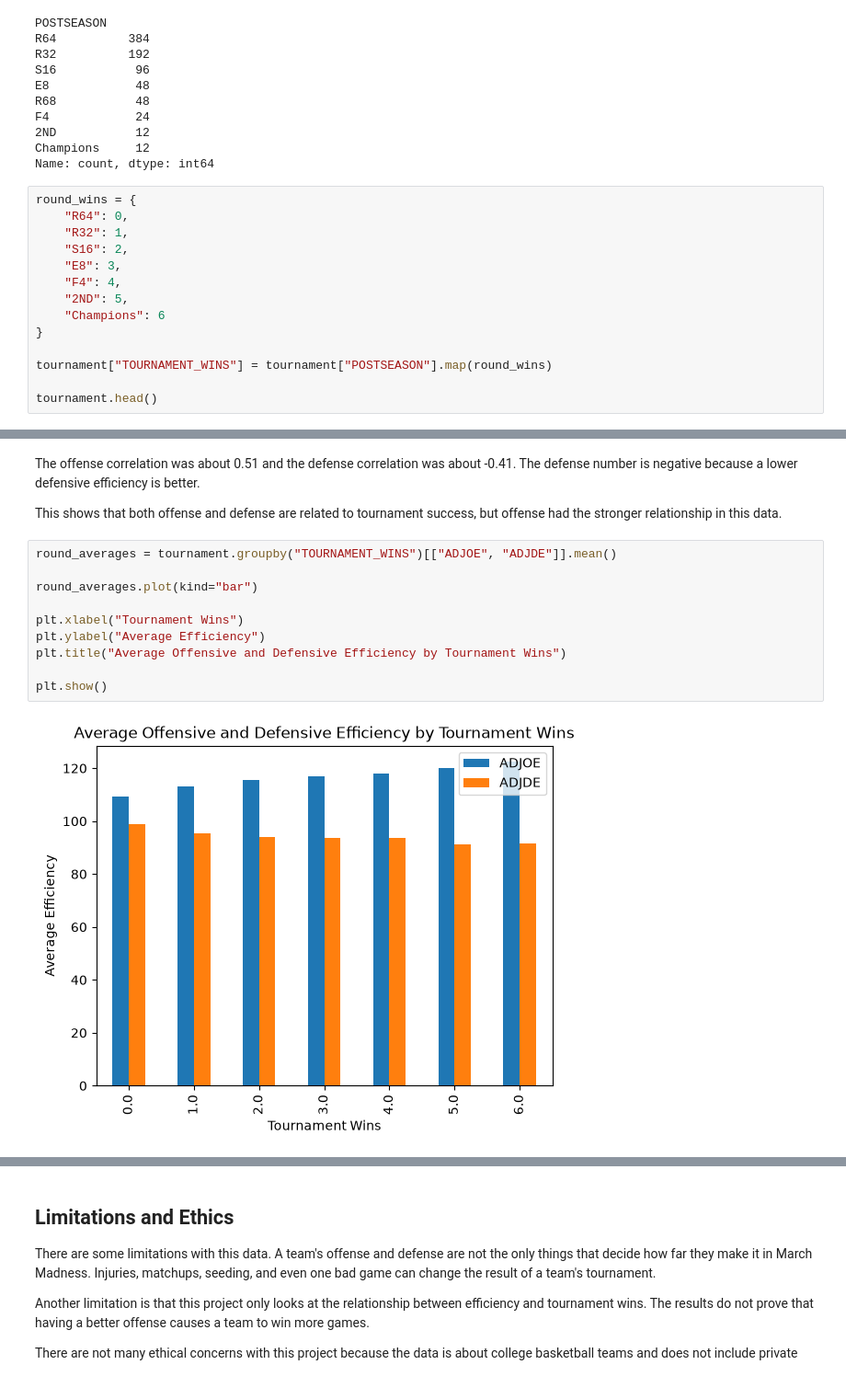
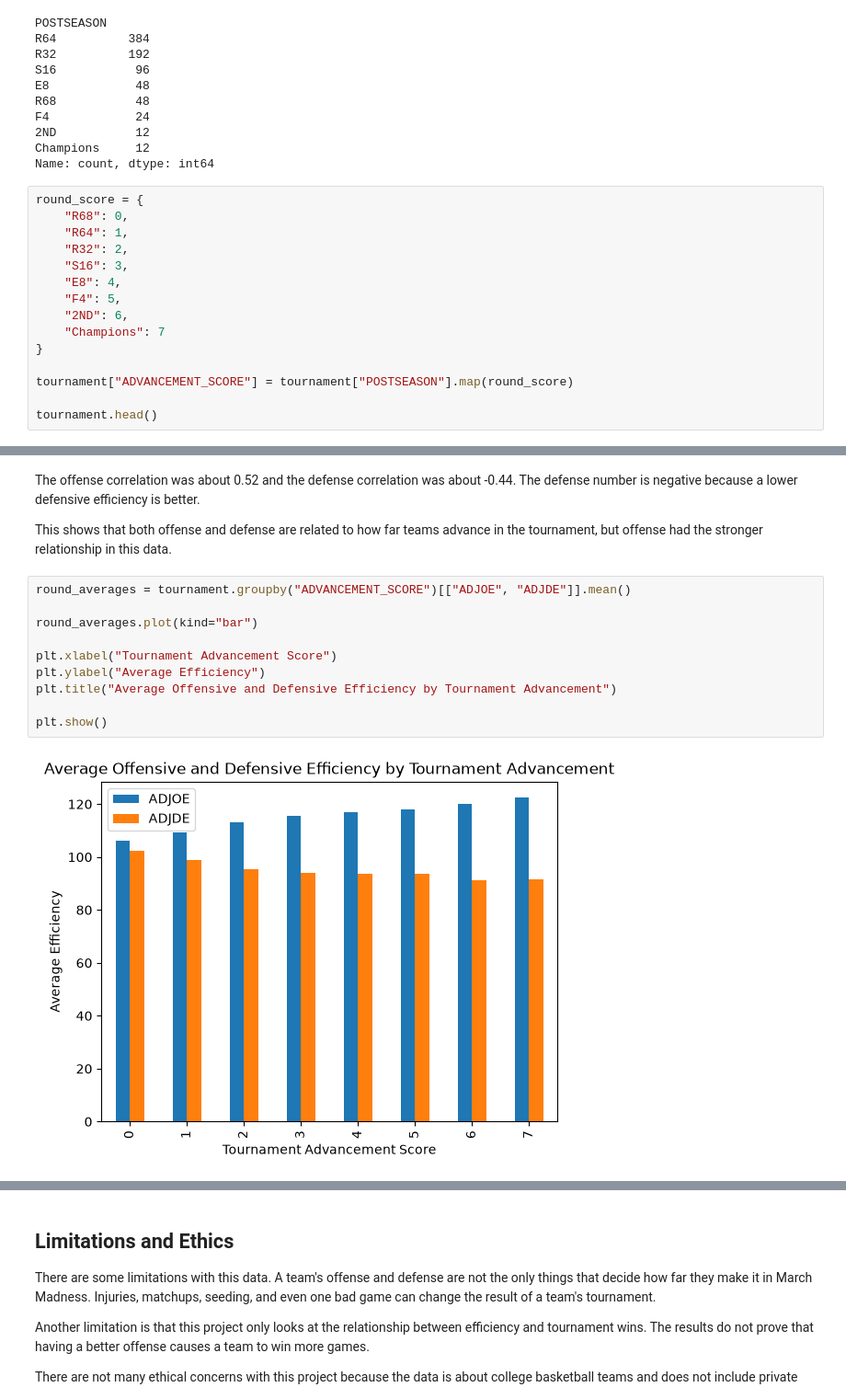
Before and after one commit to willarboscello/willarboscello.github.io, a Jupyter notebook: march_madness_analysis.ipynb, the cells around one changed output, grey strips where cells are left out. Shown at 92% size. Cells and saved outputs as stored; diff of their text form.

```diff
--- a/march_madness_analysis.ipynb
+++ b/march_madness_analysis.ipynb
@@ -91,17 +96,18 @@ F4            24
 Champions     12
 Name: count, dtype: int64
 # %%
-round_wins = {
-    "R64": 0,
-    "R32": 1,
-    "S16": 2,
-    "E8": 3,
-    "F4": 4,
-    "2ND": 5,
-    "Champions": 6
+round_score = {
+    "R68": 0,
+    "R64": 1,
+    "R32": 2,
+    "S16": 3,
+    "E8": 4,
+    "F4": 5,
+    "2ND": 6,
+    "Champions": 7
 }
 
-tournament["TOURNAMENT_WINS"] = tournament["POSTSEASON"].map(round_wins)
+tournament["ADVANCEMENT_SCORE"] = tournament["POSTSEASON"].map(round_score)
 
 tournament.head()
 # %% [output]
@@ -149,19 +153,19 @@ Defense correlation: -0.4146712853405996
 # %% [markdown]
-The offense correlation was about 0.51 and the defense correlation was about -0.41. The defense number is negative because a lower defensive efficiency is better.
+The offense correlation was about 0.52 and the defense correlation was about -0.44. The defense number is negative because a lower defensive efficiency is better.
 
-This shows that both offense and defense are related to tournament success, but offense had the stronger relationship in this data.
+This shows that both offense and defense are related to how far teams advance in the tournament, but offense had the stronger relationship in this data.
 # %%
-round_averages = tournament.groupby("TOURNAMENT_WINS")[["ADJOE", "ADJDE"]].mean()
+round_averages = tournament.groupby("ADVANCEMENT_SCORE")[["ADJOE", "ADJDE"]].mean()
 
 round_averages.plot(kind="bar")
 
-plt.xlabel("Tournament Wins")
+plt.xlabel("Tournament Advancement Score")
 plt.ylabel("Average Efficiency")
-plt.title("Average Offensive and Defensive Efficiency by Tournament Wins")
+plt.title("Average Offensive and Defensive Efficiency by Tournament Advancement")
 
 plt.show()
 # %% [output]
-[figure, old version]
+[figure, new version]
 # %% [markdown]
 ### Bar Chart Results
 
```
Also changed, not shown: parts of 10 cells of this notebook.
